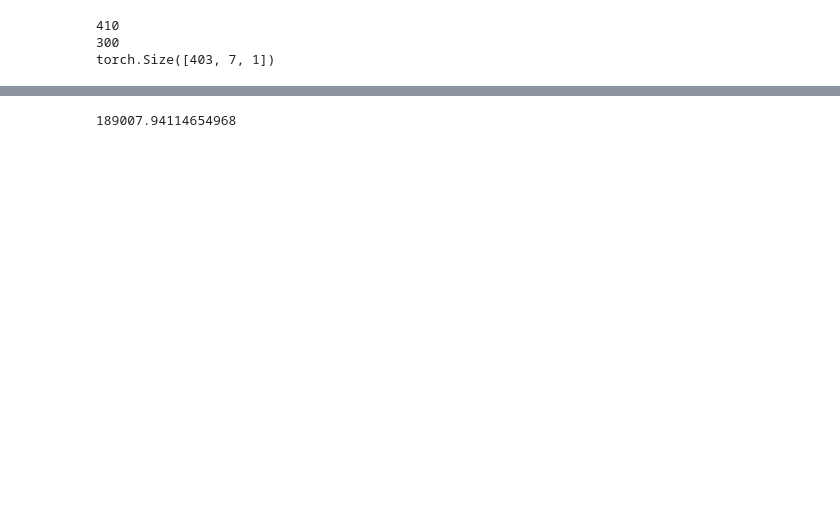
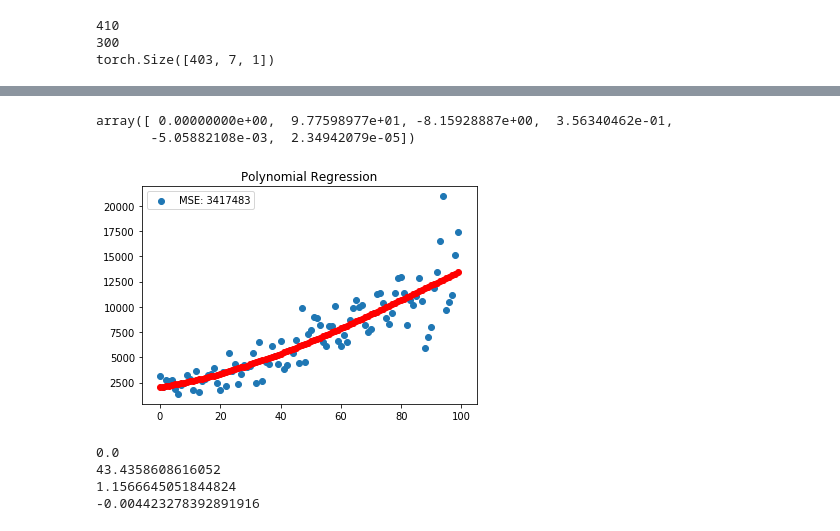
Before and after one commit to GoodrainCN/Covid_Trend, a Jupyter notebook: polynomial.ipynb, the cells around one changed output, grey strips where cells are left out. Drawn from its saved outputs; the diff is of its cells as text; code cells hidden in the pictures; blank space fills up the shorter version.

```diff
--- a/polynomial.ipynb
+++ b/polynomial.ipynb
@@ -167,8 +168,5 @@ f(x) = 0x^4 + 104x^3 + -3x^2 + 0x^1
-# %%
-temp0 = 0
-for i in range(len(y)):
-    temp0 += ((y_pred[i] - y[i]) ** 2)
-MSE = temp0 / len(y)
-print(MSE)
-# %% [output]
-189007.94114654968
+# %%
+lin_reg.coef_
+# %% [output]
+array([ 0.00000000e+00,  9.77598977e+01, -8.15928887e+00,  3.56340462e-01,
+       -5.05882108e-03,  2.34942079e-05])
@@ -174,0 +177,31 @@ print(MSE)
+# %%
+#Set the degree of the poly func
+degree=3
+poly = PolynomialFeatures(degree) # set degree
+poly.fit(X)
+X2 = poly.transform(X)
+
+# Train
+lin_reg = LinearRegression()
+lin_reg.fit(X2, y)
+
+#calculate MSE
+y_pred = lin_reg.predict(X2)
+
+MSE = mean_squared_error(y, y_pred)
+MSE = int(MSE)
+plt.scatter(x, y, label = f"MSE: {MSE}")
+plt.scatter(x, y_pred, color = 'r')
+plt.title('Polynomial Regression')
+plt.legend(loc='best')
+plt.show()
+# %% [output]
+[figure, added]
+# %%
+for num in lin_reg.coef_:
+    print(num)
+# %% [output]
+0.0
+43.4358608616052
+1.1566645051844824
+-0.004423278392891916
```
Also changed, not shown: parts of 4 cells of this notebook, 2 other files.
